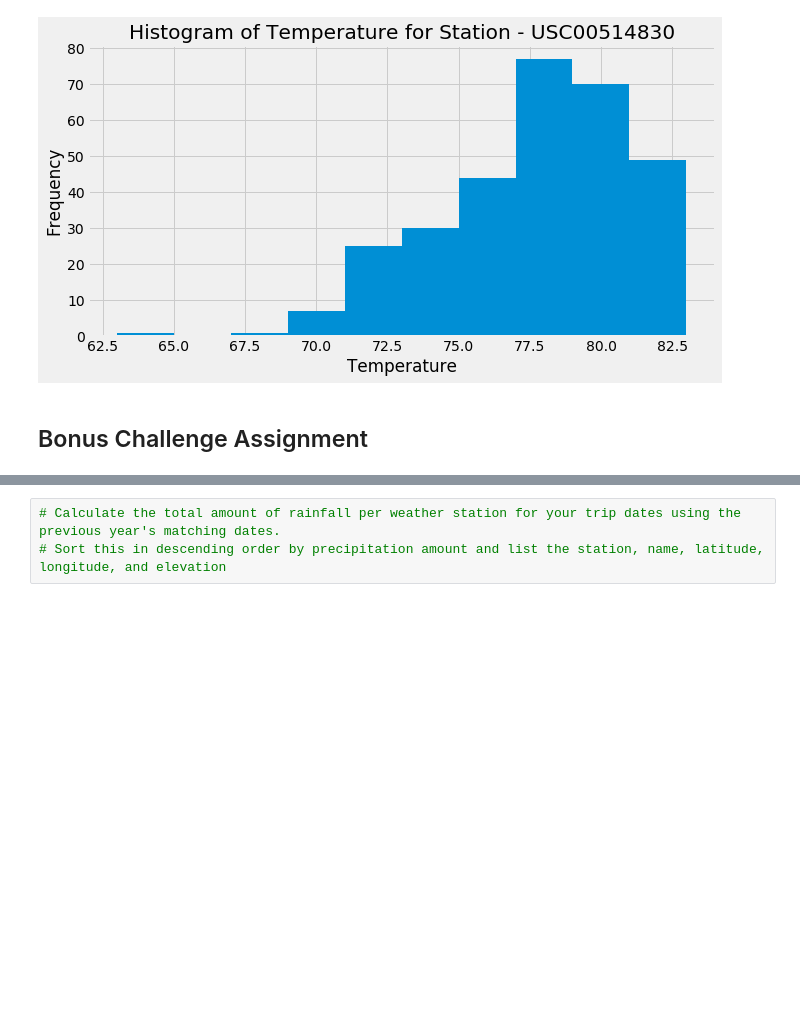
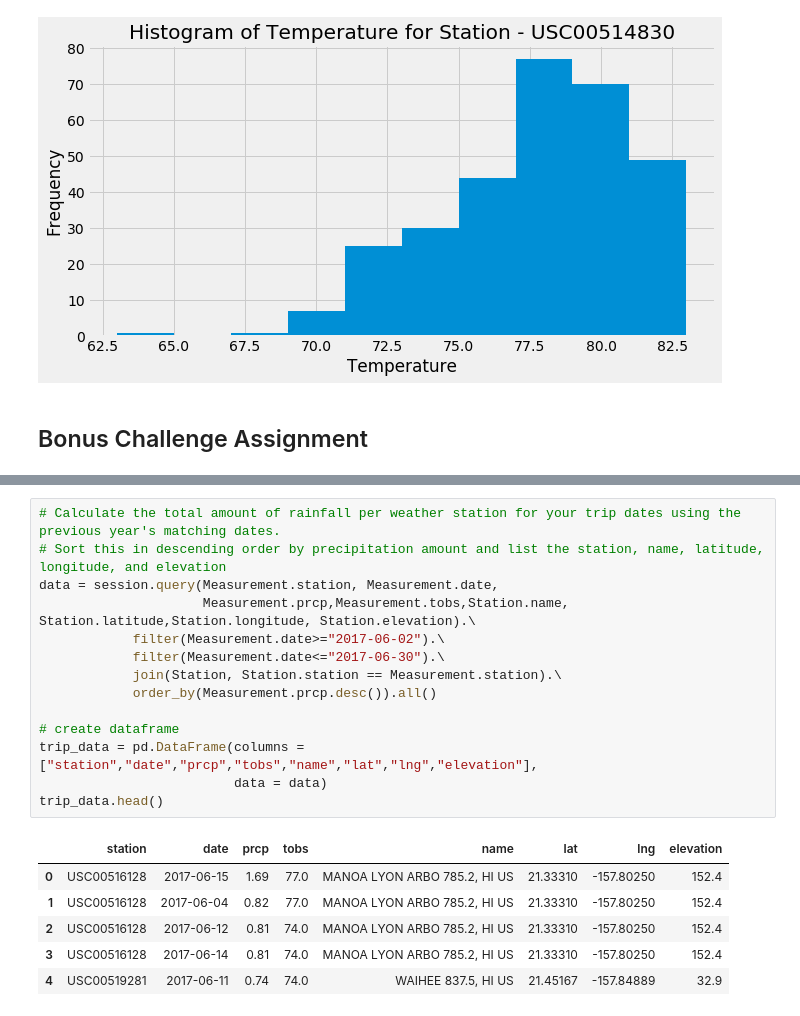
Before and after one commit to YANG007SUN/sqlalchemy_challeng, a Jupyter notebook: climate_starter.ipynb, the cells around one changed output, grey strips where cells are left out. Drawn from its saved outputs; the diff is of its cells as text; blank space fills up the shorter version.

```diff
--- a/climate_starter.ipynb
+++ b/climate_starter.ipynb
@@ -250,6 +263,24 @@ print(calc_temps('2012-02-28', '2012-03-05'))
 # %%
 # Calculate the total amount of rainfall per weather station for your trip dates using the previous year's matching dates.
 # Sort this in descending order by precipitation amount and list the station, name, latitude, longitude, and elevation
+data = session.query(Measurement.station, Measurement.date,
+                     Measurement.prcp,Measurement.tobs,Station.name, Station.latitude,Station.longitude, Station.elevation).\
+            filter(Measurement.date>="2017-06-02").\
+            filter(Measurement.date<="2017-06-30").\
+            join(Station, Station.station == Measurement.station).\
+            order_by(Measurement.prcp.desc()).all()
+
+# create dataframe
+trip_data = pd.DataFrame(columns = ["station","date","prcp","tobs","name","lat","lng","elevation"],
+                         data = data)
+trip_data.head()
+# %% [output]
+|  | station | date | prcp | tobs | name | lat | lng | elevation |
+| 0 | USC00516128 | 2017-06-15 | 1.69 | 77.0 | MANOA LYON ARBO 785.2, HI US | 21.33310 | -157.80250 | 152.4 |
+| 1 | USC00516128 | 2017-06-04 | 0.82 | 77.0 | MANOA LYON ARBO 785.2, HI US | 21.33310 | -157.80250 | 152.4 |
+| 2 | USC00516128 | 2017-06-12 | 0.81 | 74.0 | MANOA LYON ARBO 785.2, HI US | 21.33310 | -157.80250 | 152.4 |
+| 3 | USC00516128 | 2017-06-14 | 0.81 | 74.0 | MANOA LYON ARBO 785.2, HI US | 21.33310 | -157.80250 | 152.4 |
+| 4 | USC00519281 | 2017-06-11 | 0.74 | 74.0 | WAIHEE 837.5, HI US | 21.45167 | -157.84889 | 32.9 |
 # %%
 # Create a query that will calculate the daily normals
 # (i.e. the averages for tmin, tmax, and tavg for all historic data matching a specific month and day)
```
Also changed, not shown: parts of 8 cells of this notebook.
